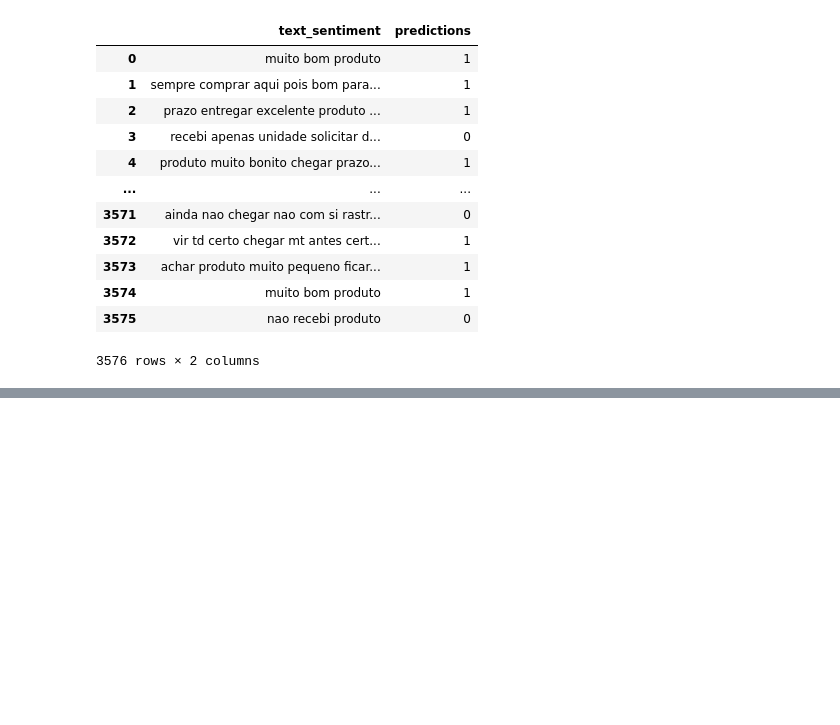
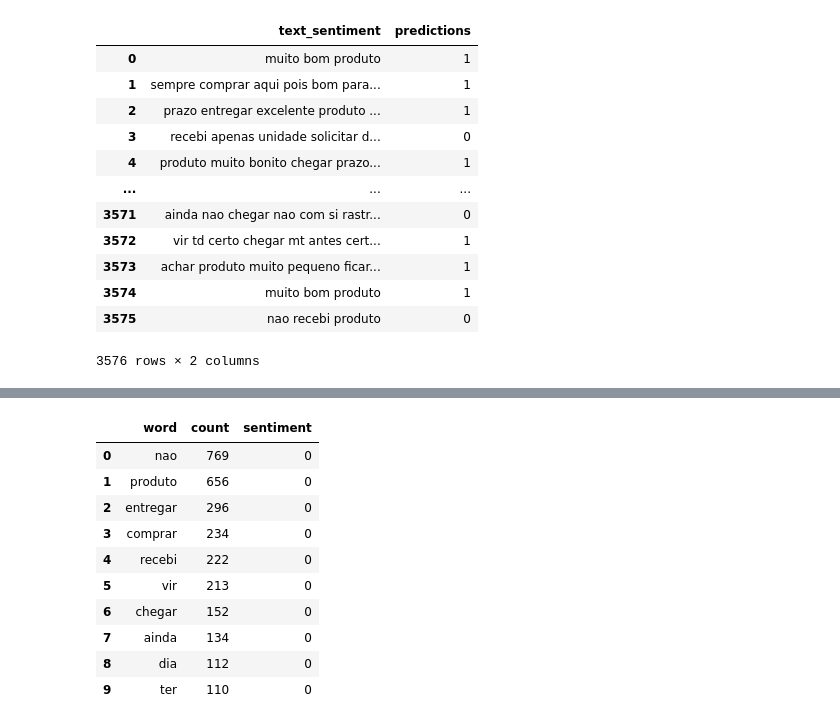
Before and after one commit to Fluffy-Fatec/Projeto-Integrador-Imagem-Classificador, a Jupyter notebook: Test Deploy.ipynb, the cells around one changed output, grey strips where cells are left out. Saved outputs shown, nothing was run; the diff lists cells and outputs as text; code cells hidden in the pictures; blank space fills up the shorter version.

```diff
--- a/Test Deploy.ipynb
+++ b/Test Deploy.ipynb
@@ -390,0 +390,14 @@ df_final.head(5)
+# %%
+df_negativas.head(10)
+# %% [output]
+|  | word | count | sentiment |
+| 0 | nao | 769 | 0 |
+| 1 | produto | 656 | 0 |
+| 2 | entregar | 296 | 0 |
+| 3 | comprar | 234 | 0 |
+| 4 | recebi | 222 | 0 |
+| 5 | vir | 213 | 0 |
+| 6 | chegar | 152 | 0 |
+| 7 | ainda | 134 | 0 |
+| 8 | dia | 112 | 0 |
+| 9 | ter | 110 | 0 |
```
Also changed, not shown: parts of 21 cells of this notebook, 3 other files.
